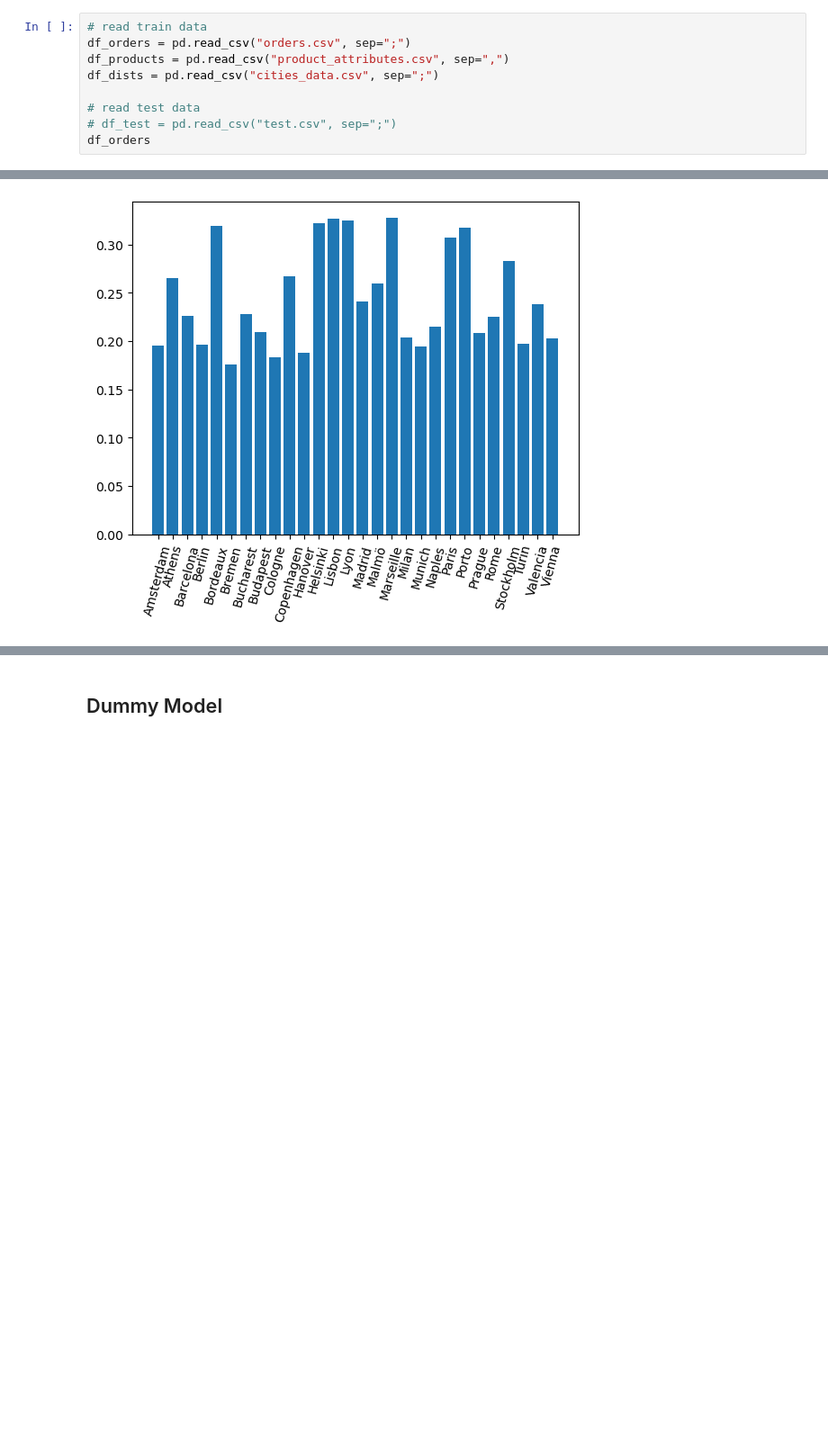
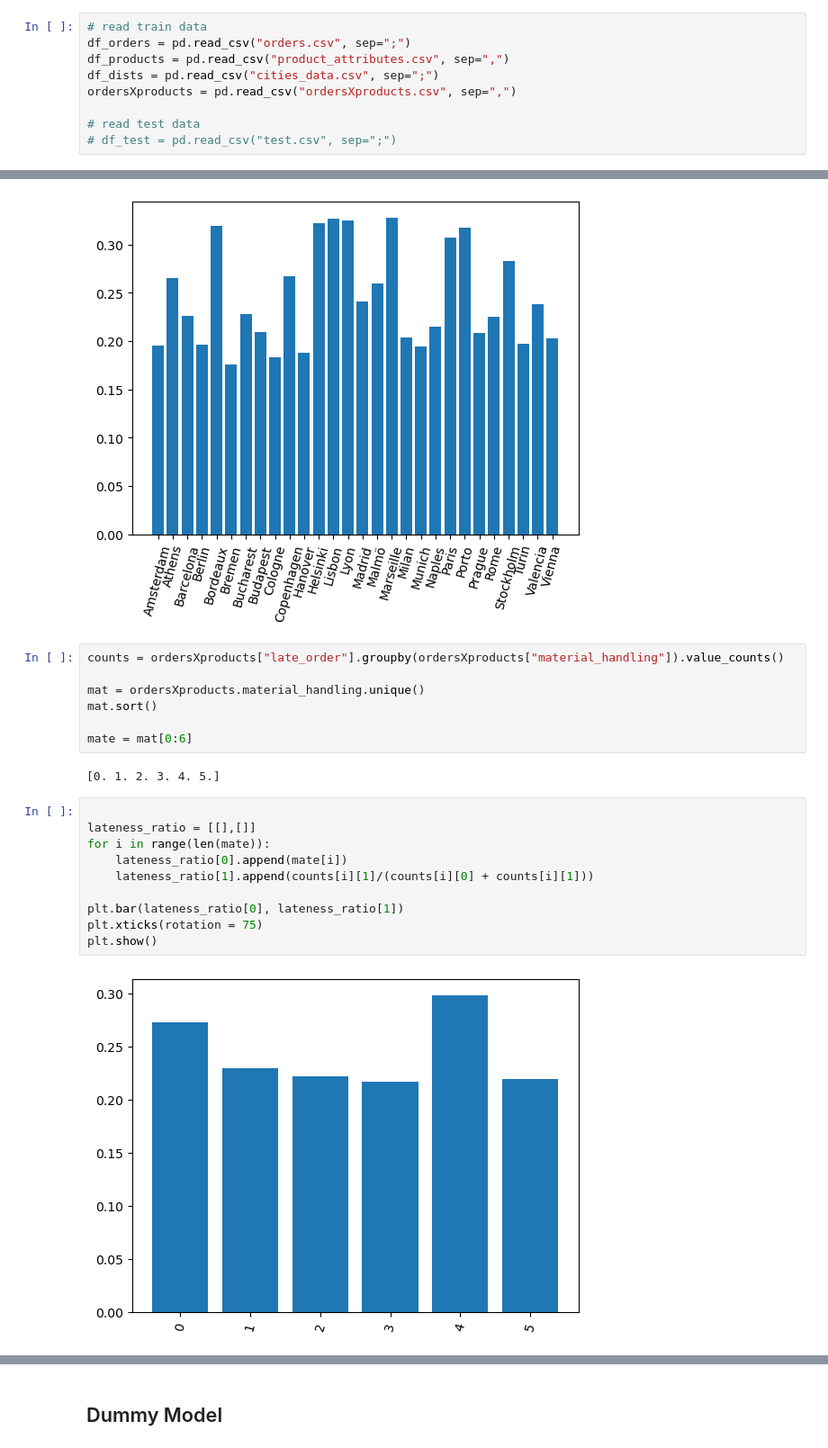
Before and after one commit to oriolmayne/DatathonFME_2022_Accenture, a Jupyter notebook: NotebookOriol.ipynb, the cells around one changed output, grey strips where cells are left out. Shown at 90% size. Saved outputs shown, nothing was run; the diff lists cells and outputs as text; blank space fills up the shorter version.

```diff
--- a/NotebookOriol.ipynb
+++ b/NotebookOriol.ipynb
@@ -11,7 +11,7 @@ import matplotlib.pyplot as plt
 df_orders = pd.read_csv("orders.csv", sep=";")
 df_products = pd.read_csv("product_attributes.csv", sep=",")
 df_dists = pd.read_csv("cities_data.csv", sep=";")
+ordersXproducts = pd.read_csv("ordersXproducts.csv", sep=",")
 
 # read test data
 # df_test = pd.read_csv("test.csv", sep=";")
-df_orders
@@ -97,3 +71,24 @@ plt.xticks(rotation = 75)
 plt.show()
 # %% [output]
 [figure]
+# %%
+counts = ordersXproducts["late_order"].groupby(ordersXproducts["material_handling"]).value_counts()
+
+mat = ordersXproducts.material_handling.unique()
+mat.sort()
+
+mate = mat[0:6]
+# %% [output]
+[0. 1. 2. 3. 4. 5.]
+# %%
+
+lateness_ratio = [[],[]]
+for i in range(len(mate)):
+    lateness_ratio[0].append(mate[i])
+    lateness_ratio[1].append(counts[i][1]/(counts[i][0] + counts[i][1]))
+
+plt.bar(lateness_ratio[0], lateness_ratio[1])
+plt.xticks(rotation = 75)
+plt.show()
+# %% [output]
+[figure, added]
```
Also changed, not shown: parts of 4 cells of this notebook.
